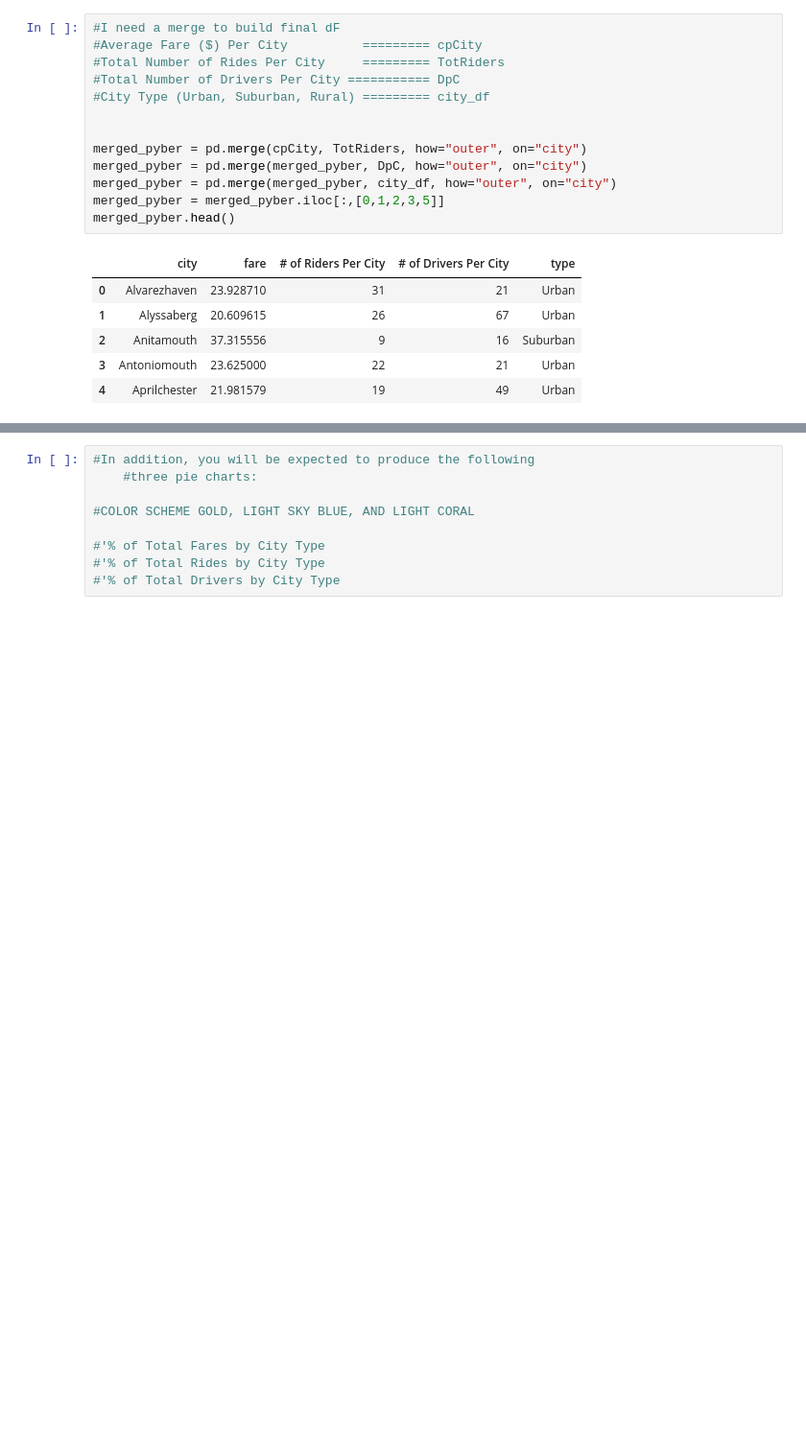
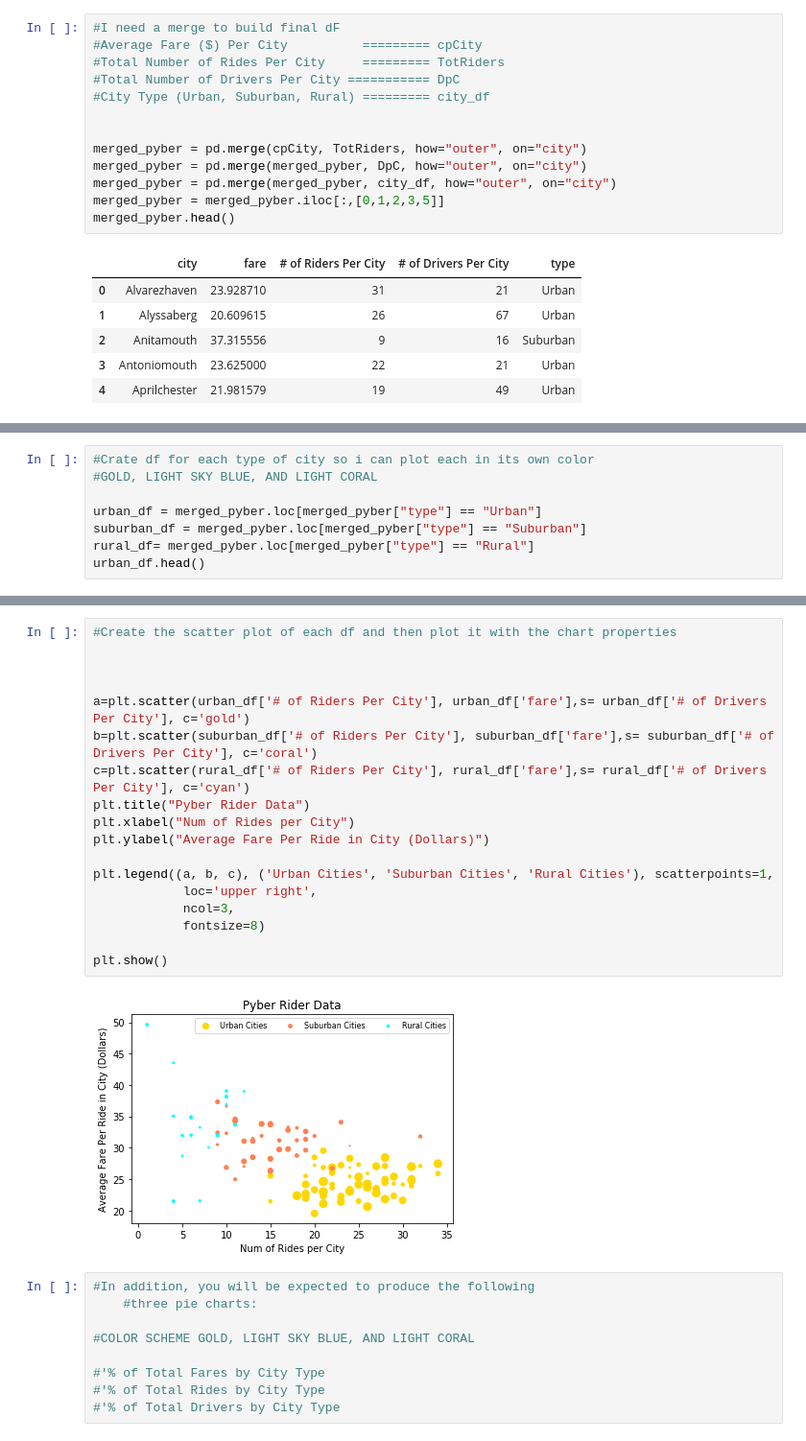
Before and after one commit to newlancealot/python-challenge, a Jupyter notebook: Pyber_Newbolt.ipynb, the cells around one changed output, grey strips where cells are left out. Shown at 96% size. Drawn from its saved outputs; the diff is of its cells as text; blank space fills up the shorter version.

```diff
--- a/Pyber_Newbolt.ipynb
+++ b/Pyber_Newbolt.ipynb
@@ -225,0 +181,8 @@ plt.show()
+# %%
+#Crate df for each type of city so i can plot each in its own color
+#GOLD, LIGHT SKY BLUE, AND LIGHT CORAL
+
+urban_df = merged_pyber.loc[merged_pyber["type"] == "Urban"]
+suburban_df = merged_pyber.loc[merged_pyber["type"] == "Suburban"]
+rural_df= merged_pyber.loc[merged_pyber["type"] == "Rural"]
+urban_df.head()
@@ -226,3 +196,23 @@ plt.show()
+# %%
+#Create the scatter plot of each df and then plot it with the chart properties
+
+
+
+a=plt.scatter(urban_df['# of Riders Per City'], urban_df['fare'],s= urban_df['# of Drivers Per City'], c='gold')
+b=plt.scatter(suburban_df['# of Riders Per City'], suburban_df['fare'],s= suburban_df['# of Drivers Per City'], c='coral')
+c=plt.scatter(rural_df['# of Riders Per City'], rural_df['fare'],s= rural_df['# of Drivers Per City'], c='cyan')
+plt.title("Pyber Rider Data")
+plt.xlabel("Num of Rides per City")
+plt.ylabel("Average Fare Per Ride in City (Dollars)")
+
+plt.legend((a, b, c), ('Urban Cities', 'Suburban Cities', 'Rural Cities'), scatterpoints=1,
+            loc='upper right',
+            ncol=3,
+            fontsize=8)
+
+plt.show()
+# %% [output]
+[figure, added]
 # %%
 #In addition, you will be expected to produce the following
     #three pie charts:
```
Also changed, not shown: parts of 5 cells of this notebook.
